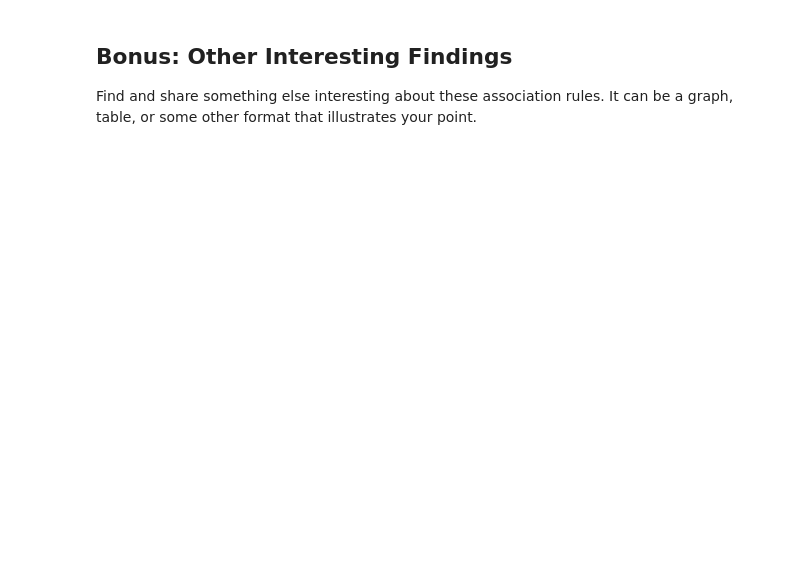
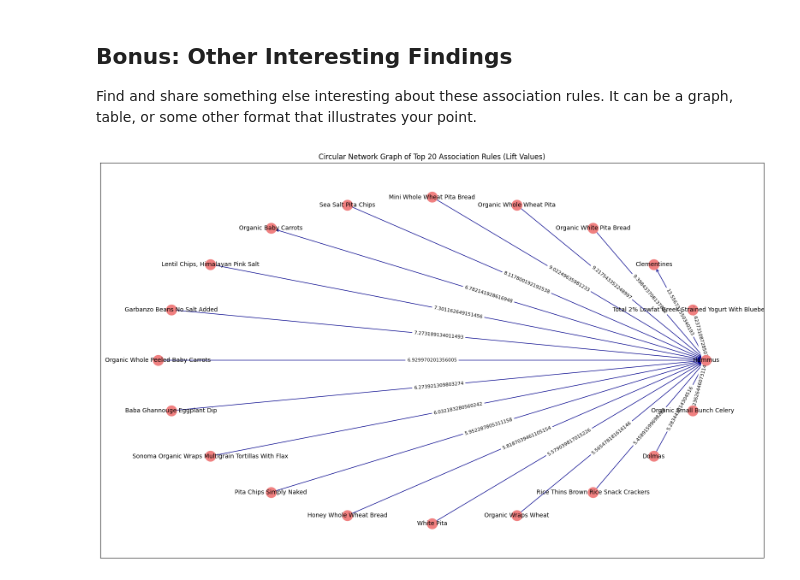
Before and after one commit to lxwooxy/my-fork-2024-fall-data-science, a Jupyter notebook: Week-05-Unsupervised-Learning/Exercise-gw.ipynb, the cells around one changed output. Drawn from its saved outputs; the diff is of its cells as text; code cells hidden in the pictures; blank space fills up the shorter version.

```diff
--- a/Week-05-Unsupervised-Learning/Exercise-gw.ipynb
+++ b/Week-05-Unsupervised-Learning/Exercise-gw.ipynb
@@ -124,3 +270,41 @@ df_rules[# Something goes here.
 ## Bonus: Other Interesting Findings
 
 Find and share something else interesting about these association rules. It can be a graph, table, or some other format that illustrates your point.
+# %%
+# Step 1: Filter for the top 20 strongest lift rules for better visualization
+df_top_lift = df_rules_subset.sort_values('lift', ascending=False).head(20)
+
+# Step 2: Initialize a regular DiGraph (not MultiDiGraph)
+graph_circular = nx.DiGraph()
+
+# Step 3: Add edges, collapsing multi-edges by averaging their lift (or keeping the highest lift)
+for idx, row in df_top_lift.iterrows():
+    u = row['antecedent_item']
+    v = row['consequent_item']
+    if graph_circular.has_edge(u, v):
+        graph_circular[u][v]['lift'] = (graph_circular[u][v]['lift'] + row['lift']) / 2  # Averaging lift
+    else:
+        graph_circular.add_edge(u, v, lift=row['lift'], confidence=row['confidence'], support=row['support'])
+
+# Step 4: Define figure size and circular layout
+plt.figure(figsize=(20, 12))
+pos = nx.circular_layout(graph_circular)  # Circular layout for cool visualization
+
+# Draw nodes with color and smaller size
+nx.draw_networkx_nodes(graph_circular, pos, node_size=300, node_color='lightcoral')
+
+# Draw edges with color to represent directionality
+nx.draw_networkx_edges(graph_circular, pos, arrowstyle='->', arrowsize=10, edge_color='darkblue')
+
+# Draw node labels with appropriate font size
+nx.draw_networkx_labels(graph_circular, pos, font_size=10, font_family="sans-serif")
+
+# Add edge labels for lift values
+edge_labels = nx.get_edge_attributes(graph_circular, 'lift')
+nx.draw_networkx_edge_labels(graph_circular, pos, edge_labels=edge_labels, font_size=8)
+
+# Step 5: Display the graph
+plt.title("Circular Network Graph of Top 20 Association Rules (Lift Values)")
+plt.show()
+# %% [output]
+[figure, added]
```
Also changed, not shown: parts of 15 cells of this notebook.
